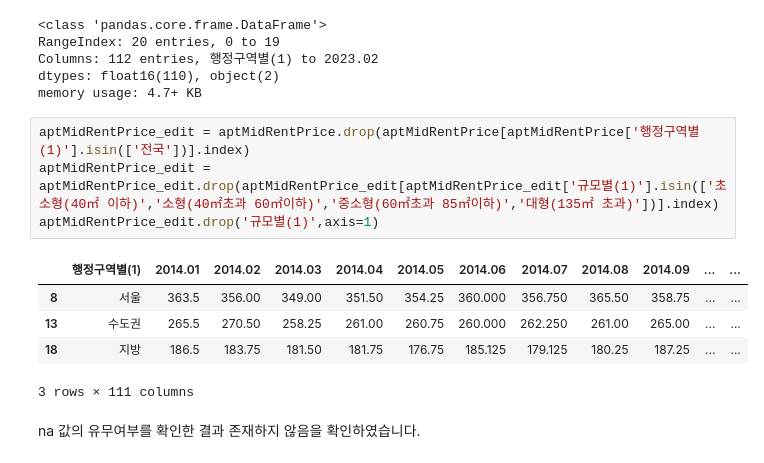
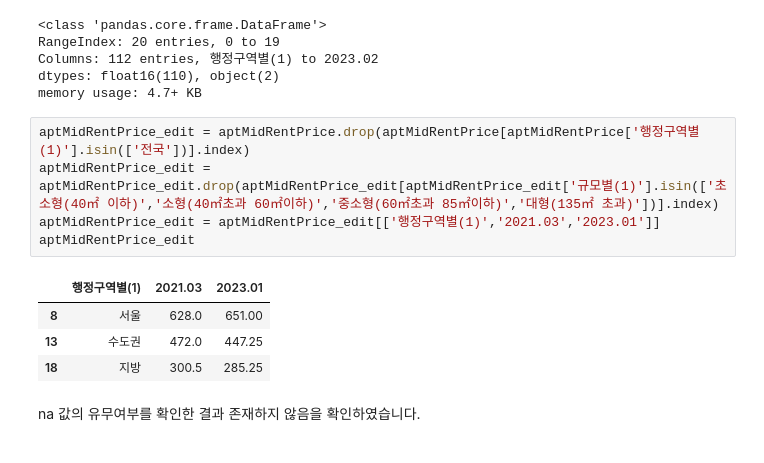
Before and after one commit to dongyoon9802/pythonAnalasys, a Jupyter notebook: pyhtonAnalysis.ipynb, the cells around one changed output. Cells and saved outputs as stored; diff of their text form.

```diff
--- a/pyhtonAnalysis.ipynb
+++ b/pyhtonAnalysis.ipynb
@@ -198,13 +211,13 @@ memory usage: 4.7+ KB
 # %%
 aptMidRentPrice_edit = aptMidRentPrice.drop(aptMidRentPrice[aptMidRentPrice['행정구역별(1)'].isin(['전국'])].index)
 aptMidRentPrice_edit = aptMidRentPrice_edit.drop(aptMidRentPrice_edit[aptMidRentPrice_edit['규모별(1)'].isin(['초소형(40㎡ 이하)','소형(40㎡초과 60㎡이하)','중소형(60㎡초과 85㎡이하)','대형(135㎡ 초과)'])].index)
-aptMidRentPrice_edit.drop('규모별(1)',axis=1)
+aptMidRentPrice_edit = aptMidRentPrice_edit[['행정구역별(1)','2021.03','2023.01']]
+aptMidRentPrice_edit
 # %% [output]
-|  | 행정구역별(1) | 2014.01 | 2014.02 | 2014.03 | 2014.04 | 2014.05 | 2014.06 | 2014.07 | 2014.08 | 2014.09 | ... | ... |
-| 8 | 서울 | 363.5 | 356.00 | 349.00 | 351.50 | 354.25 | 360.000 | 356.750 | 365.50 | 358.75 | ... | ... |
-| 13 | 수도권 | 265.5 | 270.50 | 258.25 | 261.00 | 260.75 | 260.000 | 262.250 | 261.00 | 265.00 | ... | ... |
-| 18 | 지방 | 186.5 | 183.75 | 181.50 | 181.75 | 176.75 | 185.125 | 179.125 | 180.25 | 187.25 | ... | ... |
+|  | 행정구역별(1) | 2021.03 | 2023.01 |
+| 8 | 서울 | 628.0 | 651.00 |
+| 13 | 수도권 | 472.0 | 447.25 |
+| 18 | 지방 | 300.5 | 285.25 |
-3 rows × 111 columns
 # %% [markdown]
 na 값의 유무여부를 확인한 결과 존재하지 않음을 확인하였습니다.
 # %%
```
Also changed, not shown: parts of 10 cells of this notebook.
